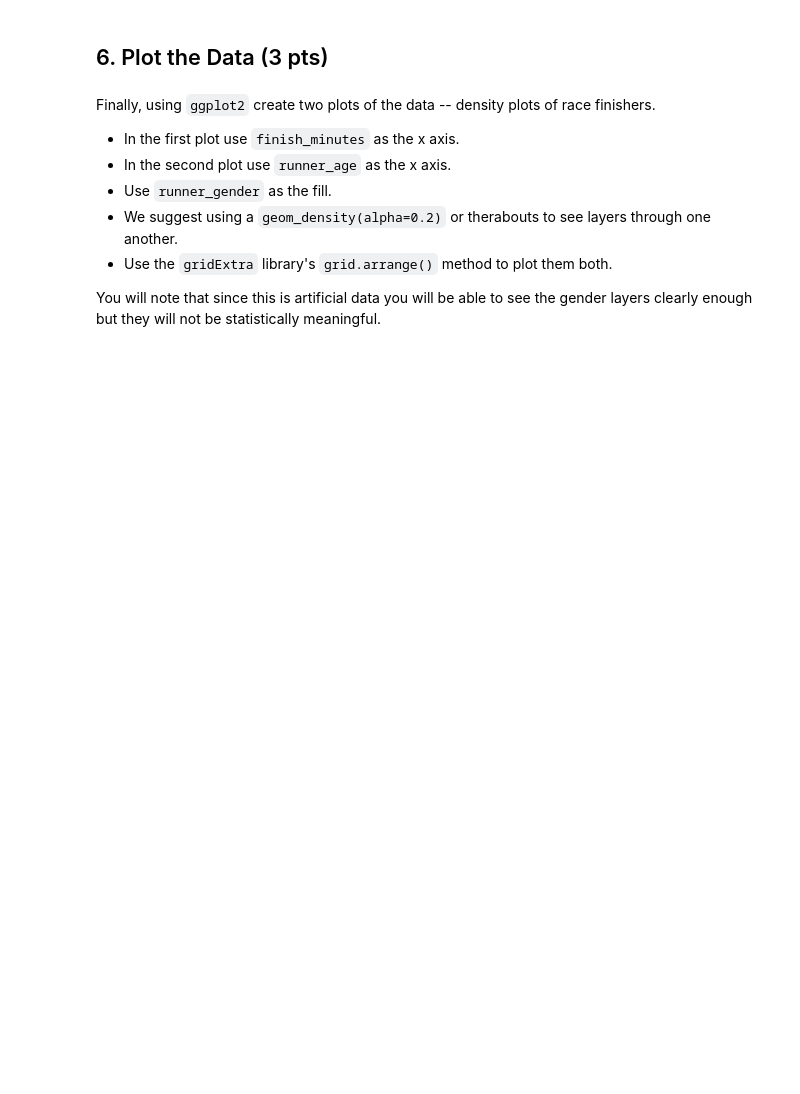
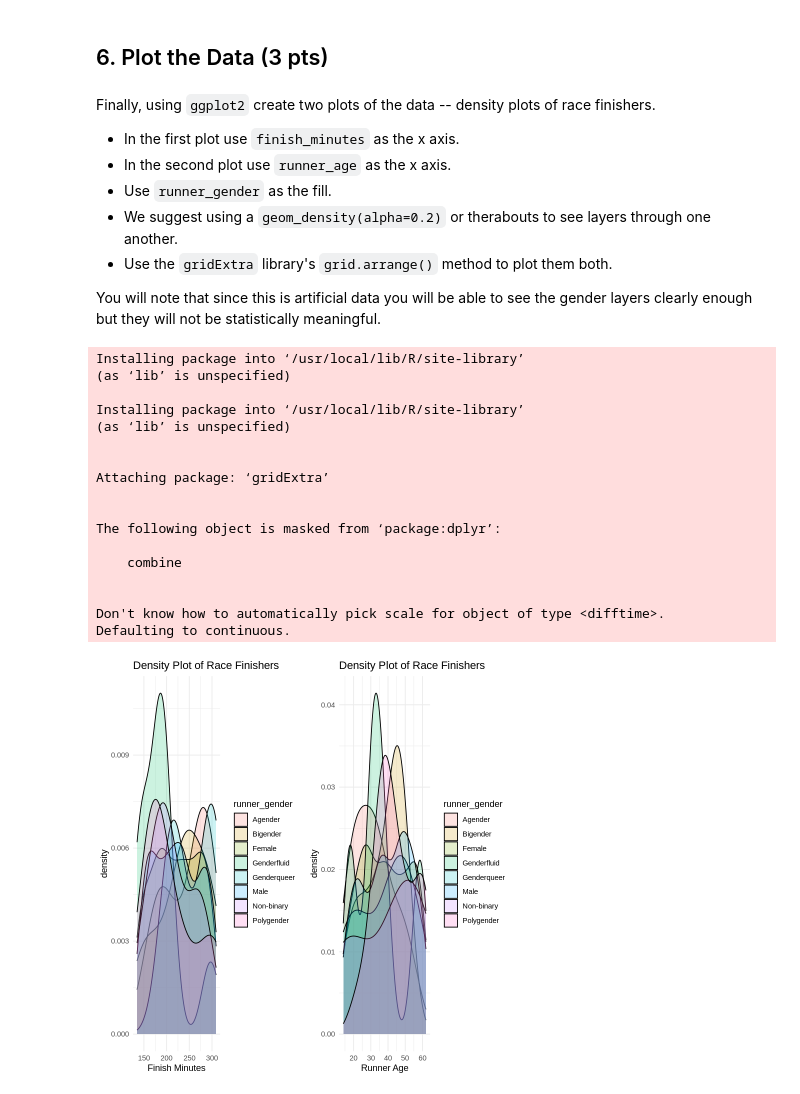
Before and after one commit to arooshasolomon/ds1002-npj4qa, a Jupyter notebook: labs/lab2/lab2-race-results.ipynb, the cells around one changed output. Drawn from its saved outputs; the diff is of its cells as text; code cells hidden in the pictures; blank space fills up the shorter version.

```diff
--- a/labs/lab2/lab2-race-results.ipynb
+++ b/labs/lab2/lab2-race-results.ipynb
@@ -259,0 +261,46 @@ You will note that since this is artificial data you will be able to see the gen
+# %%
+#
+
+
+ install.packages("ggplot2")
+ install.packages("gridExtra")
+ library(ggplot2)
+ library(gridExtra)
+
+
+
+# Density plot with finish_minutes as x-axis
+plot1 <- ggplot(df, aes(x = finish_minutes, fill = runner_gender)) +
+  geom_density(alpha = 0.2) +
+  labs(title = "Density Plot of Race Finishers",
+       x = "Finish Minutes") +
+
+
+# Density plot with runner_age as x-axis
+plot2 <- ggplot(df, aes(x = runner_age, fill = runner_gender)) +
+  geom_density(alpha = 0.2) +
+  labs(title = "Density Plot of Race Finishers",
+       x = "Runner Age") +
+
+
+# Arrange the plots side by side
+grid.arrange(plot1, plot2, ncol = 2)
+# %% [output]
+Installing package into ‘/usr/local/lib/R/site-library’
+(as ‘lib’ is unspecified)
+
+Installing package into ‘/usr/local/lib/R/site-library’
+(as ‘lib’ is unspecified)
+
+
+Attaching package: ‘gridExtra’
+
+
+The following object is masked from ‘package:dplyr’:
+
+    combine
+
+
+Don't know how to automatically pick scale for object of type <difftime>.
+Defaulting to continuous.
+[figure, added]
```
Also changed, not shown: parts of 8 cells of this notebook.
